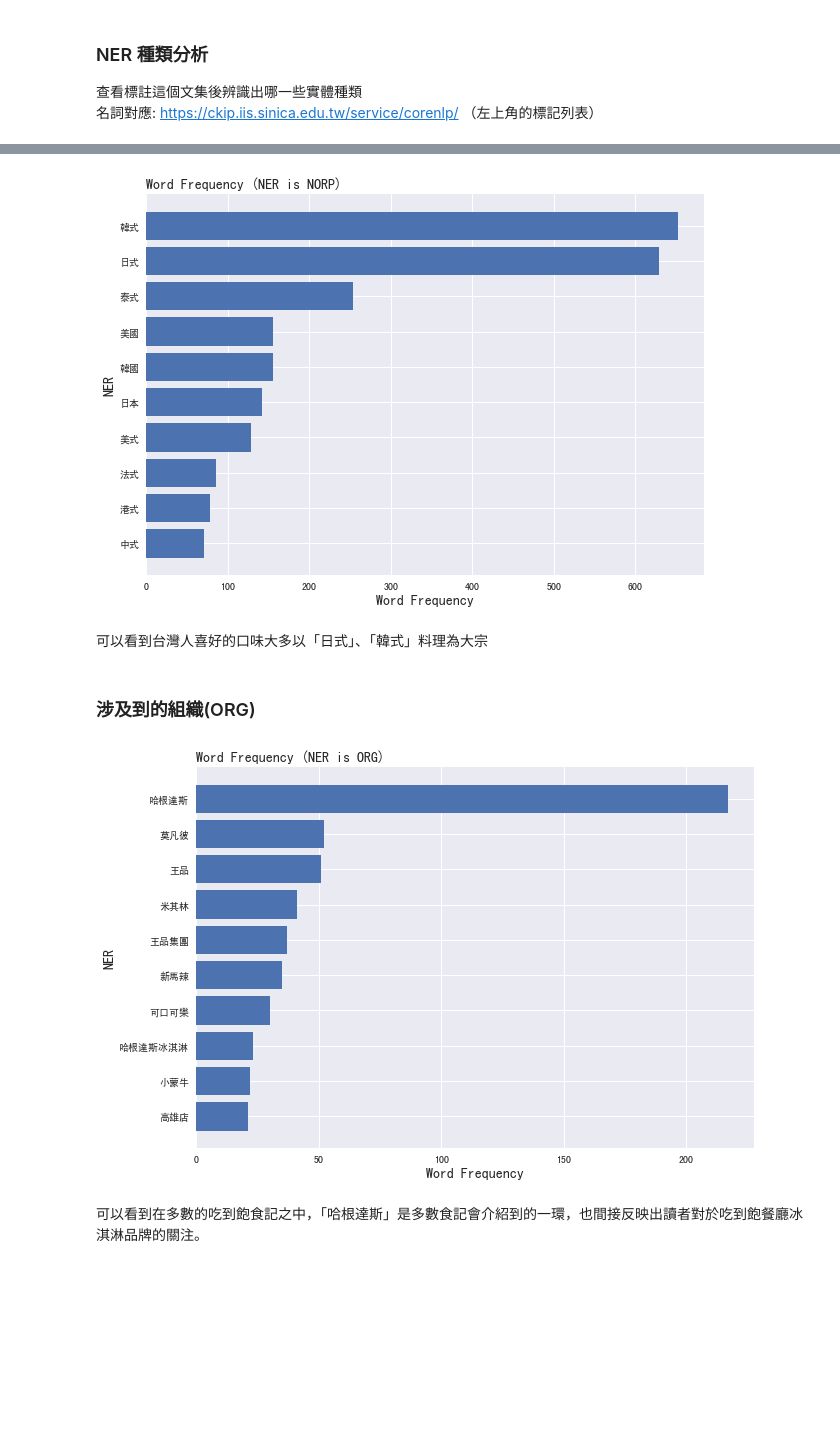
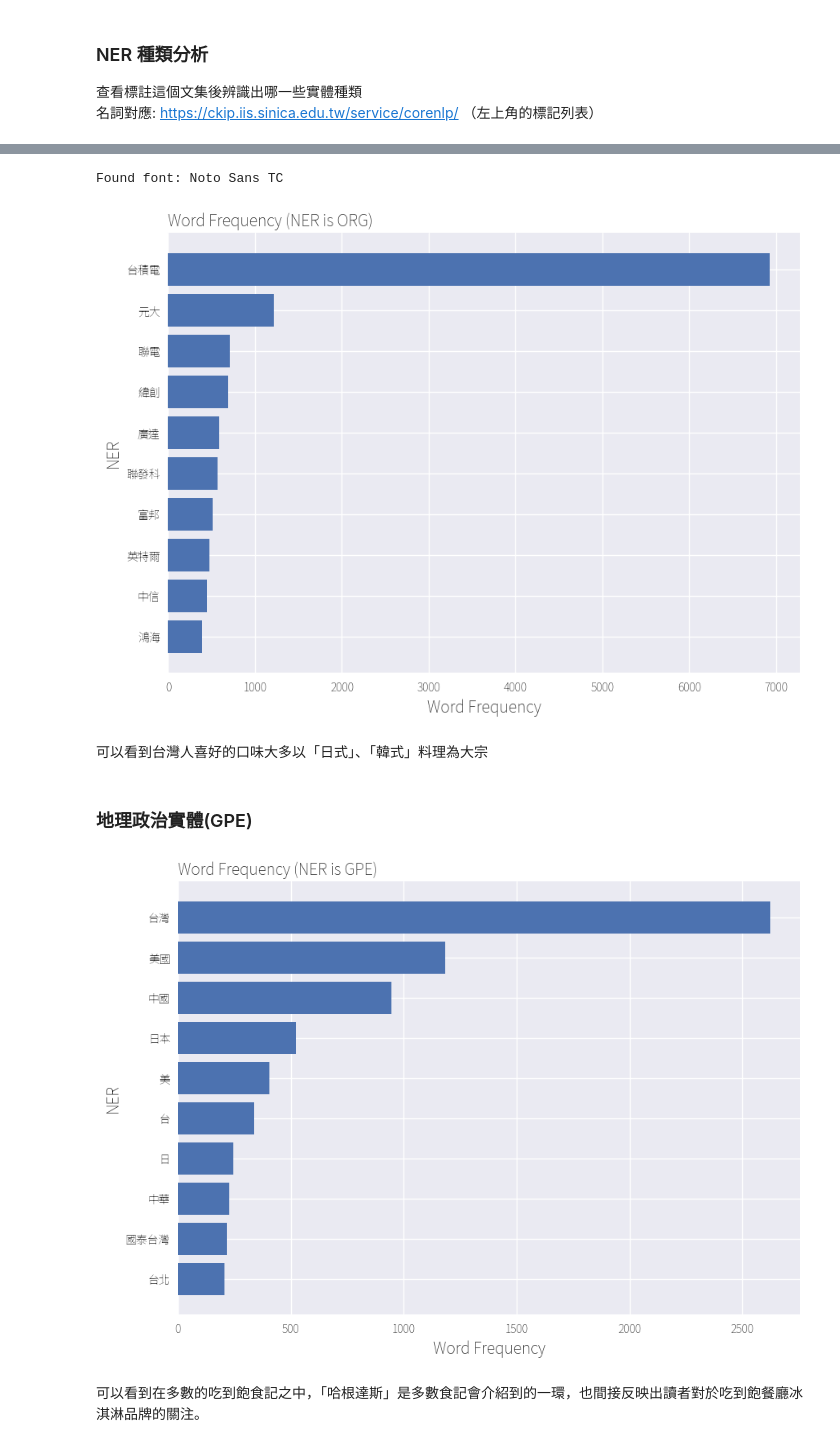
Before and after one commit to whats2000/NatureLanguageAnalyze, a Jupyter notebook: SentimentStock2.ipynb, the cells around one changed output, grey strips where cells are left out. Drawn from its saved outputs; the diff is of its cells as text; code cells hidden in the pictures; blank space fills up the shorter version.

```diff
--- a/SentimentStock2.ipynb
+++ b/SentimentStock2.ipynb
@@ -232,9 +207,9 @@ def Sentence_Segmentation(article, keep_digits=False, keep_alphabets=False):
 CKIP 處理相關function
 # %%
 # 自定義辭典
-with open('dict/user_dict.txt') as f:
+with open('dict/user_dict_ckip.txt') as f:
     lines = f.read().splitlines()
-
+print(lines)
 dict = {k.split()[0]: k.split()[1] for v, k in enumerate(lines)}
 dictionary2 = construct_dictionary(dict)
 print(dictionary2)
@@ -375,9 +359,9 @@ sentence_table.to_csv('raw_data/zh/sentence_table_buffet.csv', index = False)
 將剛才分析的資料匯入
 # %%
 # 讀取已經執行完畢的結果
-pos_table = pd.read_csv("raw_data/zh/pos_table_buffet.csv")
-entity_table = pd.read_csv("raw_data/zh/entity_table_buffet.csv")
-sentence_table = pd.read_csv("raw_data/zh/sentence_table_buffet.csv")
+pos_table = pd.read_csv("data/pos_table_buffet.csv")
+entity_table = pd.read_csv("data/entity_table_buffet.csv")
+sentence_table = pd.read_csv("data/sentence_table_buffet.csv")
 # %% [markdown]
 ### NER 種類分析
 查看標註這個文集後辨識出哪一些實體種類<br>
@@ -421,6 +425,21 @@ fig.show()
+# %%
+# Path to the custom font
+font_path = 'font/TraditionalChinese.ttf'
+
+# Add the custom font to the font manager
+font_manager.fontManager.addfont(font_path)
+
+# After adding the font, search for it by filename to get the correct font name
+for font in font_manager.fontManager.ttflist:
+    if font.fname == font_path:
+        print(f"Found font: {font.name}")
+        plt.rcParams['font.family'] = font.name
+        break
+# %% [output]
+Found font: Noto Sans TC
 # %%
 # 篩選ner為NORP的資料
-l_noun = ["NORP"]
+l_noun = ["ORG"]
 NORP = entity_table[entity_table.ner.isin(l_noun)]
 
 # # 計算每個名詞提到的次數，選出前10個
@@ -428,48 +447,44 @@ ner_count = NORP.groupby('word')['word'].agg(['count'])
 ner_count = ner_count.sort_values(['count'],ascending=False)['count'].nlargest(10).reset_index()
 ner_count
 
-# 設定中文字形
-plt.rcParams['font.sans-serif'] = ['SimHei']
 word = ner_count['word']
 count = ner_count['count']
 
 fig, ax = plt.subplots(figsize =(10, 7))
 ax.barh(word, count)
 ax.invert_yaxis()
-ax.set_title('Word Frequency (NER is NORP)',loc ='left', size = 14)
+ax.set_title('Word Frequency (NER is ORG)',loc ='left', size = 14)
 ax.set_ylabel('NER', size = 14)
 ax.set_xlabel('Word Frequency', size = 14)
 fig.show()
 # %% [output]
-[figure, old version]
+[figure, new version]
 # %% [markdown]
 可以看到台灣人喜好的口味大多以「日式」、「韓式」料理為大宗
 # %% [markdown]
-### 涉及到的組織(ORG)
+### 地理政治實體(GPE)
 # %%
 # 篩選ner為ORG的資料
-l_noun = ["ORG"]
+l_noun = ["GPE"]
 ORG = entity_table[entity_table.ner.isin(l_noun)]
 
 # # 計算每個名詞提到的次數，選出前10個
 ner_count = ORG.groupby('word')['word'].agg(['count'])
 ner_count = ner_count.sort_values(['count'],ascending=False)['count'].nlargest(10).reset_index()
 ner_count
 
-# 設定中文字形
-plt.rcParams['font.sans-serif'] = ['SimHei']
 word = ner_count['word']
 count = ner_count['count']
 
 fig, ax = plt.subplots(figsize =(10, 7))
 ax.barh(word, count)
 ax.invert_yaxis()
-ax.set_title('Word Frequency (NER is ORG)',loc ='left', size = 14)
+ax.set_title('Word Frequency (NER is GPE)',loc ='left', size = 14)
 ax.set_ylabel('NER', size = 14)
 ax.set_xlabel('Word Frequency', size = 14)
 fig.show()
 # %% [output]
-[figure, old version]
+[figure, new version]
 # %% [markdown]
 可以看到在多數的吃到飽食記之中，「哈根達斯」是多數食記會介紹到的一環，也間接反映出讀者對於吃到飽餐廳冰淇淋品牌的關注。
 # %% [markdown]
```
Also changed, not shown: parts of 48 cells of this notebook, 20 other files.
